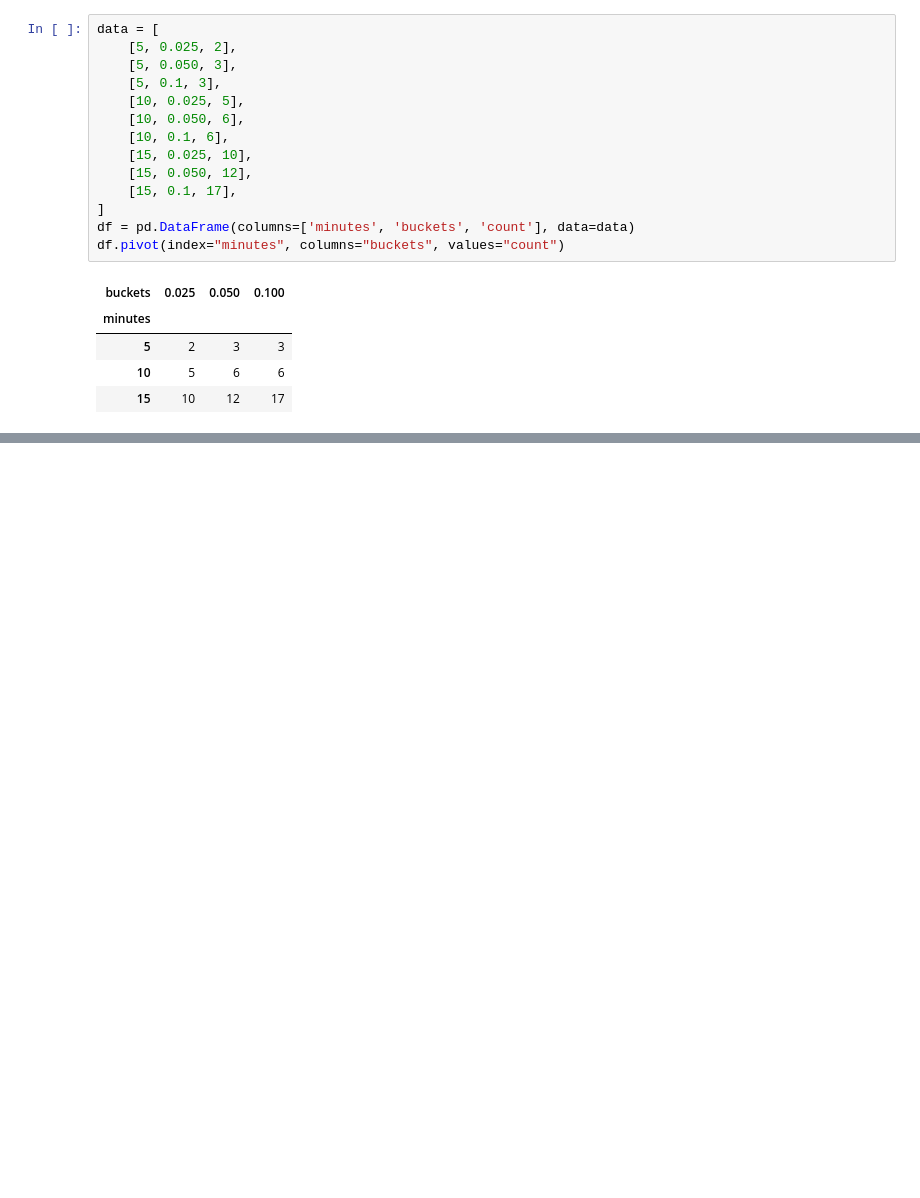
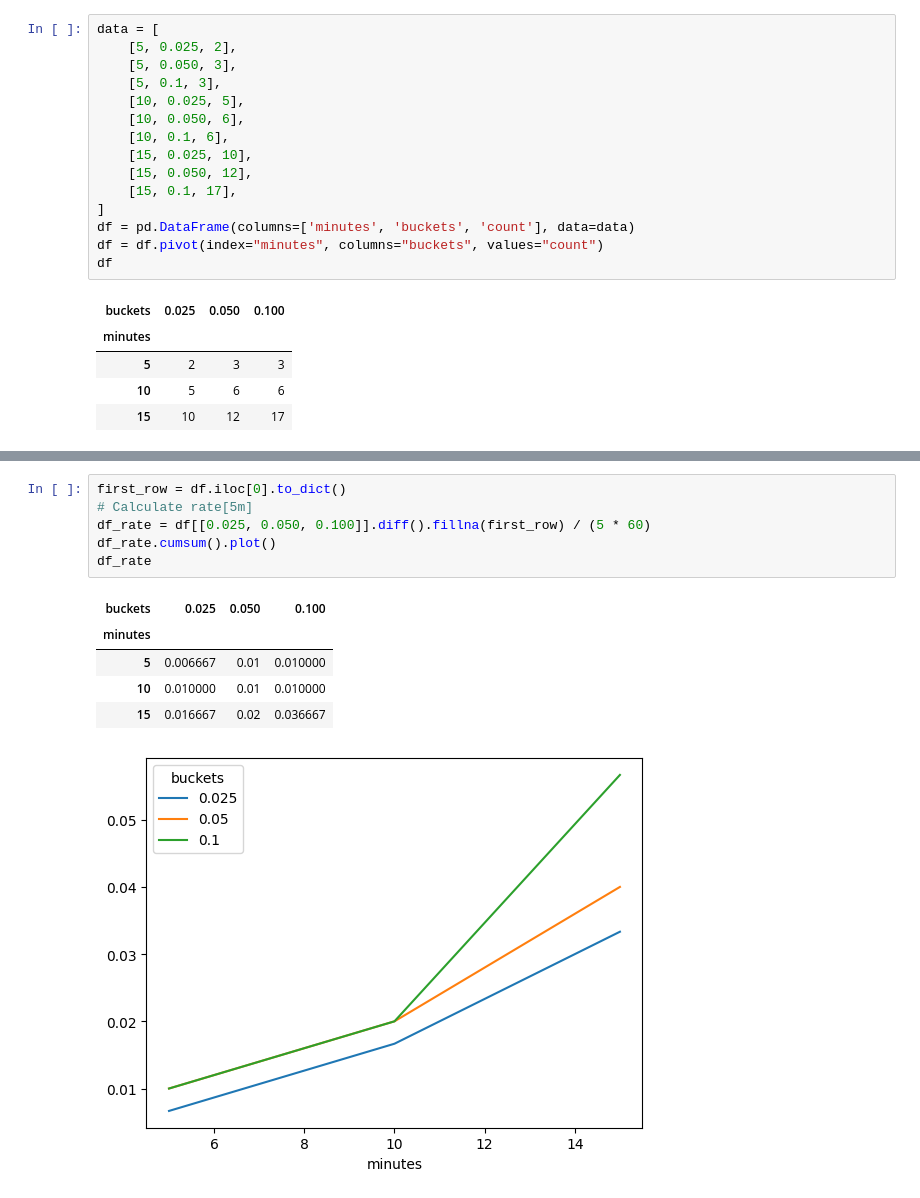
Before and after one commit to vuvietnguyenit/latency_reques_cal, a Jupyter notebook: notebooks/explain.ipynb, the cells around one changed output, grey strips where cells are left out. Drawn from its saved outputs; the diff is of its cells as text; blank space fills up the shorter version.

Commit message:
pandas simulator rate

```diff
--- a/notebooks/explain.ipynb
+++ b/notebooks/explain.ipynb
@@ -20,7 +20,8 @@ data = [
     [15, 0.1, 17],
 ]
 df = pd.DataFrame(columns=['minutes', 'buckets', 'count'], data=data)
-df.pivot(index="minutes", columns="buckets", values="count")
+df = df.pivot(index="minutes", columns="buckets", values="count")
+df
 # %% [output]
 | buckets | 0.025 | 0.050 | 0.100 |
 | minutes |  |  |  |
@@ -100,0 +94,13 @@ Tham khảo thêm: https://prometheus.io/docs/tutorials/understanding_metric_typ
+# %%
+first_row = df.iloc[0].to_dict()
+# Calculate rate[5m]
+df_rate = df[[0.025, 0.050, 0.100]].diff().fillna(first_row) / (5 * 60)
+df_rate.cumsum().plot()
+df_rate
+# %% [output]
+| buckets | 0.025 | 0.050 | 0.100 |
+| minutes |  |  |  |
+| 5 | 0.006667 | 0.01 | 0.010000 |
+| 10 | 0.010000 | 0.01 | 0.010000 |
+| 15 | 0.016667 | 0.02 | 0.036667 |
+[figure, added]
```
Also changed, not shown: parts of 2 cells of this notebook.
